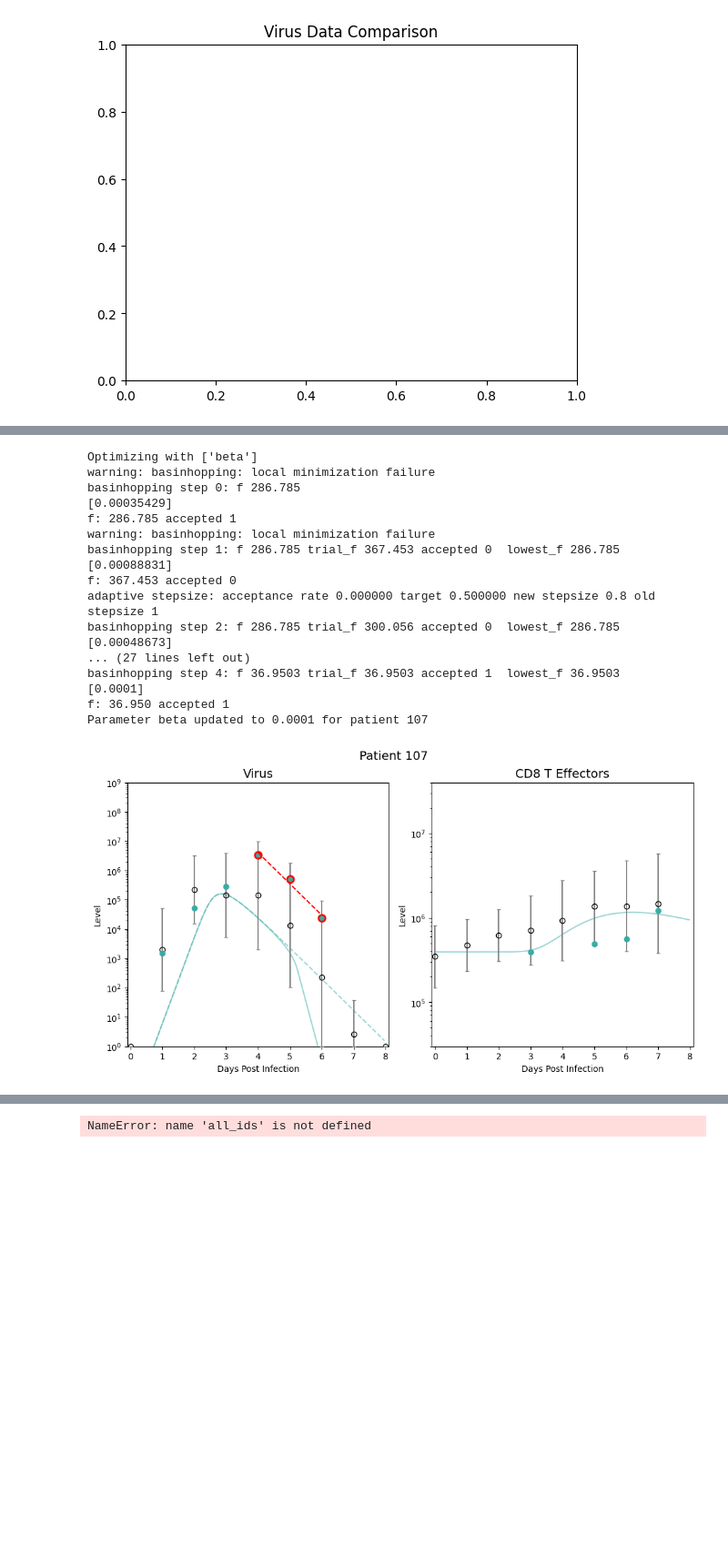
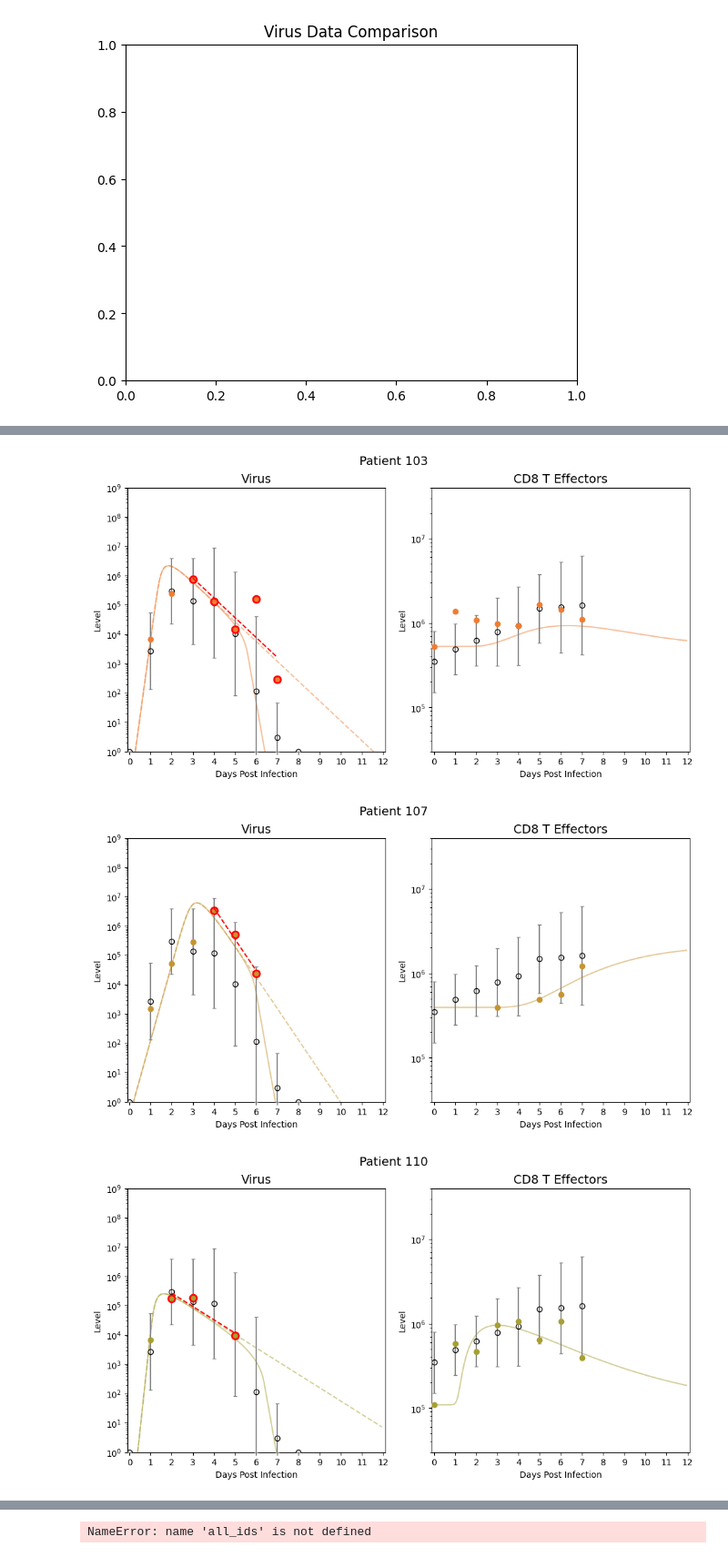
Before and after one commit to DoctorGoose/VirtualPatient, a Jupyter notebook: python/Patient_Generator.ipynb, the cells around one changed output, grey strips where cells are left out. Shown at 91% size. Saved outputs shown, nothing was run; the diff lists cells and outputs as text; code cells hidden in the pictures; blank space fills up the shorter version.

```diff
--- a/python/Patient_Generator.ipynb
+++ b/python/Patient_Generator.ipynb
@@ -939,34 +1164,35 @@ def SmartSolve(task):
 # %%
 parameters = Parameters(
-    E0=Parameter(name='E0', val=3.47E5, l_lim=1E4, u_lim=1E6, method='file', space='log10'),
+    E0=Parameter(name='E0', val=6.8E5, l_lim=1E4, u_lim=1E6, method='file', space='log10'),
     T0=Parameter(name='T0', val=4E8, l_lim=1E4, u_lim=1E10, method='fixed', space='log10'),
     I10=Parameter(name='I10', val=75, l_lim=1, u_lim=1000, method='fixed', space='log10'),
-    beta=Parameter(name='beta', val=2E-4, l_lim=1E-4, u_lim=1E-2, method='fit', space='log10'),
+    beta=Parameter(name='beta', val=4E-4, l_lim=1E-7, u_lim=1E-3, method='file', space='log10'),
     k=Parameter(name='k', val=4.0, l_lim=1.0, u_lim=10.0, method='fixed', space='log10'),
-    p=Parameter(name='p', val=0.01, l_lim=0.01, u_lim=0.1, method='fixed', space='log10'),
+    p=Parameter(name='p', val=0.01, l_lim=0.001, u_lim=1.0, method='file', space='log10'),
     c=Parameter(name='c', val=9.4, l_lim=1, u_lim=50, method='fixed', space='log10'),
     delta=Parameter(name='delta', val=0.96, l_lim=0.75, u_lim=2.0, method='file', space='log10'), #0.96
     delta_E=Parameter(name='delta_E', val=4, l_lim=1, u_lim=100, method='fixed', space='log10'),
     K_delta_E=Parameter(name='K_delta_E', val=430, l_lim=1E5, u_lim=1E7, method='fixed', space='log10'),
-    ksi=Parameter(name='ksi', val=0.025, l_lim=0.01, u_lim=0.1, method='fixed', space='log10'),
-    d_E=Parameter(name='d_E', val=0.8, l_lim=0.5, u_lim=1.0, method='fixed', space='log10'),
+    ksi=Parameter(name='ksi', val=0.015, l_lim=0.01, u_lim=5, method='file', space='log10'),
+    d_E=Parameter(name='d_E', val=0.8, l_lim=0.3, u_lim=5, method='file', space='log10'),
     d_Ef=Parameter(name='d_Ef', val=0.8, l_lim=0.5, u_lim=1.0, method='fixed', space='log10'),
-    a=Parameter(name='a', val=0.747, l_lim=0.5, u_lim=1.0, method='fixed', space='log10'),
-    tau=Parameter(name='tau', val=1.0, l_lim=0.75, u_lim=1.25, method='fixed', space='log10'),
+    a=Parameter(name='a', val=0.747, l_lim=0.1, u_lim=1.0, method='fit', space='log10'),
+    tau=Parameter(name='tau', val=1.4, l_lim=0.5, u_lim=7, method='file', space='log10'),
     lct_stages=Parameter(name='lct_stages', val=3, l_lim=2, u_lim=10, method='fixed', space='log10', dtype=np.int8),
     tau_T=Parameter(name='tau_T', val=1.4, l_lim=0.1, u_lim=3.0, method='fixed', space='log10'),
     Yprod=Parameter(name='Yprod', val=2E-5, l_lim=0.1, u_lim=10.0, method='fixed', space='log10'),
     dY=Parameter(name='dY', val=0.8, l_lim=0.1, u_lim=3.0, method='fixed', space='log10')
 )
+
 states = [
     {'label': 'T', 'initial_value': 4E8, 'sse': False,},
     {'label': 'I1', 'initial_value': 75.0, 'sse': False,},
     {'label': 'I2', 'initial_value': 0.0, 'sse': False,},
     {'label': 'I22', 'initial_value': 0.0, 'sse': False,},
-    {'label': 'V', 'initial_value': 0.0, 'sse': True},
+    {'label': 'V', 'initial_value': 0.0, 'sse': False},
     {'label': 'V2', 'initial_value': 0.0, 'sse': False},
-    {'label': 'E', 'initial_value': 0.0, 'sse': False, 'scale': 7.95E7},
-    #{'label': 'Ef', 'initial_value': 0.0, 'sse': False, 'scale': 7.95E7},
+    {'label': 'CD8TE', 'initial_value': 0.0, 'sse': True}, #scale 7.95E7
+    #{'label': 'Ef', 'initial_value': 0.0, 'sse': False},
     #{'label': 'IFNY', 'initial_value': 0.0, 'sse': False},
     #{'label': 'EM', 'initial_value': 0.0},
 ]
@@ -986,7 +1212,7 @@ def LCTModel(t: float, y: np.ndarray, p: Parameters, s: States, time_manager: Ti
 
     dT_dt = -p.beta.val * s.T * s.V
     dI1_dt = p.beta.val * s.T * s.V - p.k.val * s.I1
-    dI2_dt = p.k.val * s.I1 - (p.delta.val * s.I2) - ((p.delta_E.val * s.E * s.I2) / (p.K_delta_E.val + s.I2))
+    dI2_dt = p.k.val * s.I1 - (p.delta.val * s.I2) - ((p.delta_E.val * s.CD8TE * s.I2) / (p.K_delta_E.val + s.I2))
     dI22_dt = p.k.val * s.I1 - (p.delta.val * s.I22)
     dV_dt = p.p.val * s.I2 - p.c.val * s.V
     dV2_dt = p.p.val * s.I22 - p.c.val * s.V2
@@ -995,24 +1221,21 @@ def LCTModel(t: float, y: np.ndarray, p: Parameters, s: States, time_manager: Ti
     dz_dt[0] = (1/p.tau.val) * (p.a.val * s.I2 - z[0])
     for i in range(1, stages):
         dz_dt[i] = (1/p.tau.val) * (z[i-1] - z[i])
-    dE_dt = p.ksi.val / p.tau.val * z[-1] - p.d_E.val * s.E
+    dE_dt = p.ksi.val / p.tau.val * z[-1] - p.d_E.val * s.CD8TE
+    # Since dE_dt is a cell count step, any step under 1 is inconsequential
+    if abs(dE_dt)<1:
+        dE_dt = 0
     #dEf_dt = p.d_E.val * s.E - p.d_Ef.val * s.Ef
     #dY_dt = p.Yprod.val * s.E - p.dY.val * s.IFNY
 
     return np.concatenate(([dT_dt, dI1_dt, dI2_dt, dI22_dt, dV_dt, dV2_dt, dE_dt], dz_dt))
 ids = [103, 107, 110, 111, 112, 204, 207, 301, 302, 307, 308, 311, 312] #Shedders
 #ids = [103, 110, 111, 112, 204, 207, 302, 308] # Best Shedders
-ids=[107]
-#ids = [311] # Fast Clearance
-#ids = [107, 108, 301, 307, 312] #Ugly Shedders
-t_span = [0.0, 8]
-
+#ids=[312]
+t_span = [0.0, 12]
 patients = Patients(ids=ids, df=df_Rahil_selected, t_span=t_span, parameters=parameters, states=states, model=LCTModel, parameter_file='LCT.xlsx')
-mode = 'all'
-patients.solve(mode=mode)
-#patients.compare(mode=mode)
-patients.optimize_parameters(mode=mode)
-
+patients.solve(mode='all')
+#patients.optimize_parameters(mode='all', global_optimization=True, method='shgo')
 subplot_configuration = [
     #{'title': 'Target Cells', 'data_key': None, '2nd_data_key': None, 'sol_key': 0, '2nd_sol_key': None, 'data_scale': None, 'ylims': [1, 5E8]},
     #{'title': 'Eclipse Cells', 'data_key': None, 'sol_key': 1, 'data_scale': None, 'ylims': [1, 5E8]},
@@ -1140,6 +1363,7 @@ def plot(patients, subplot_config, twin_data=None):
                     sol_y_raw = patient.sol.y[config['sol_key']]
                     sol_y = np.where(sol_y_raw > 1E12, 1E12, np.where(sol_y_raw < 0, 1E-2, sol_y_raw))
                     ax.plot(sol_t, sol_y, color=patient.color, alpha=0.5) #patient.color
+                    ax.plot(np.argmax(sol_y),np.max(sol_y),marker='|', color='green')
                 if config['2nd_sol_key'] is not None and patient.sol:
                     sol_t = patient.sol.t
                     sol_y_raw = patient.sol.y[config['2nd_sol_key']]
@@ -1152,49 +1376,34 @@ def plot(patients, subplot_config, twin_data=None):
                     ax.set_yscale('log')
 
                 y_low, y_high = ax.get_ylim()
                 if y_low < 1:
                     ax.set_ylim(bottom=1)
                 ax.set_xticks(x_ticks)
-                ax.set_xlim([-0.1, 8.1])
+                ax.set_xlim([t_span[0]-0.1, t_span[-1]+0.1])
 
                 ax.set_xlabel('Days Post Infection')
                 ax.set_ylabel('Level')
 
                 if config['2nd_data_key'] and twin_data is not None:
                     twin_ax = ax.twinx()
                     twin_mean_data = all_mean_twin_data[config['2nd_data_key']]
                     twin_std_data = all_std_twin_data[config['2nd_data_key']]
 
                     twin_mean_values = 10 ** twin_mean_data[config['2nd_data_key']]
                     twin_std_positive_values = 10 ** (twin_mean_data[config['2nd_data_key']] + twin_std_data[config['2nd_data_key']]) - twin_mean_values
                     twin_std_negative_values = twin_mean_values - 10 ** np.maximum(twin_mean_data[config['2nd_data_key']] - twin_std_data[config['2nd_data_key']], 0)
 
                     twin_ax.errorbar(twin_mean_data['DAY'], twin_mean_values,
                                 yerr=[twin_std_negative_values, twin_std_positive_values], fmt='o', markerfacecolor='none', color='r', ecolor='r', capsize=2, zorder=10)
                     twin_ax.set_ylim([3E4,4E7])
                     twin_ax.set_yscale('log')
 
             for j in range(i + 1, len(axs)):
                 axs[j].set_visible(False)
             plt.tight_layout()
             plt.show()
 plot(patients, subplot_configuration, twin_data=None)
 # %% [output]
-Optimizing with ['beta']
-warning: basinhopping: local minimization failure
-basinhopping step 0: f 286.785
-[0.00035429]
-f: 286.785 accepted 1
-warning: basinhopping: local minimization failure
-basinhopping step 1: f 286.785 trial_f 367.453 accepted 0  lowest_f 286.785
-[0.00088831]
-f: 367.453 accepted 0
-adaptive stepsize: acceptance rate 0.000000 target 0.500000 new stepsize 0.8 old stepsize 1
-basinhopping step 2: f 286.785 trial_f 300.056 accepted 0  lowest_f 286.785
-[0.00048673]
-... (27 lines left out)
-basinhopping step 4: f 36.9503 trial_f 36.9503 accepted 1  lowest_f 36.9503
-[0.0001]
-f: 36.950 accepted 1
-Parameter beta updated to 0.0001 for patient 107
-[figure, old version]
+[figure, new version]
+[figure, added]
+[figure, added]
```
Also changed, not shown: parts of 8 cells of this notebook, 1 other file.
